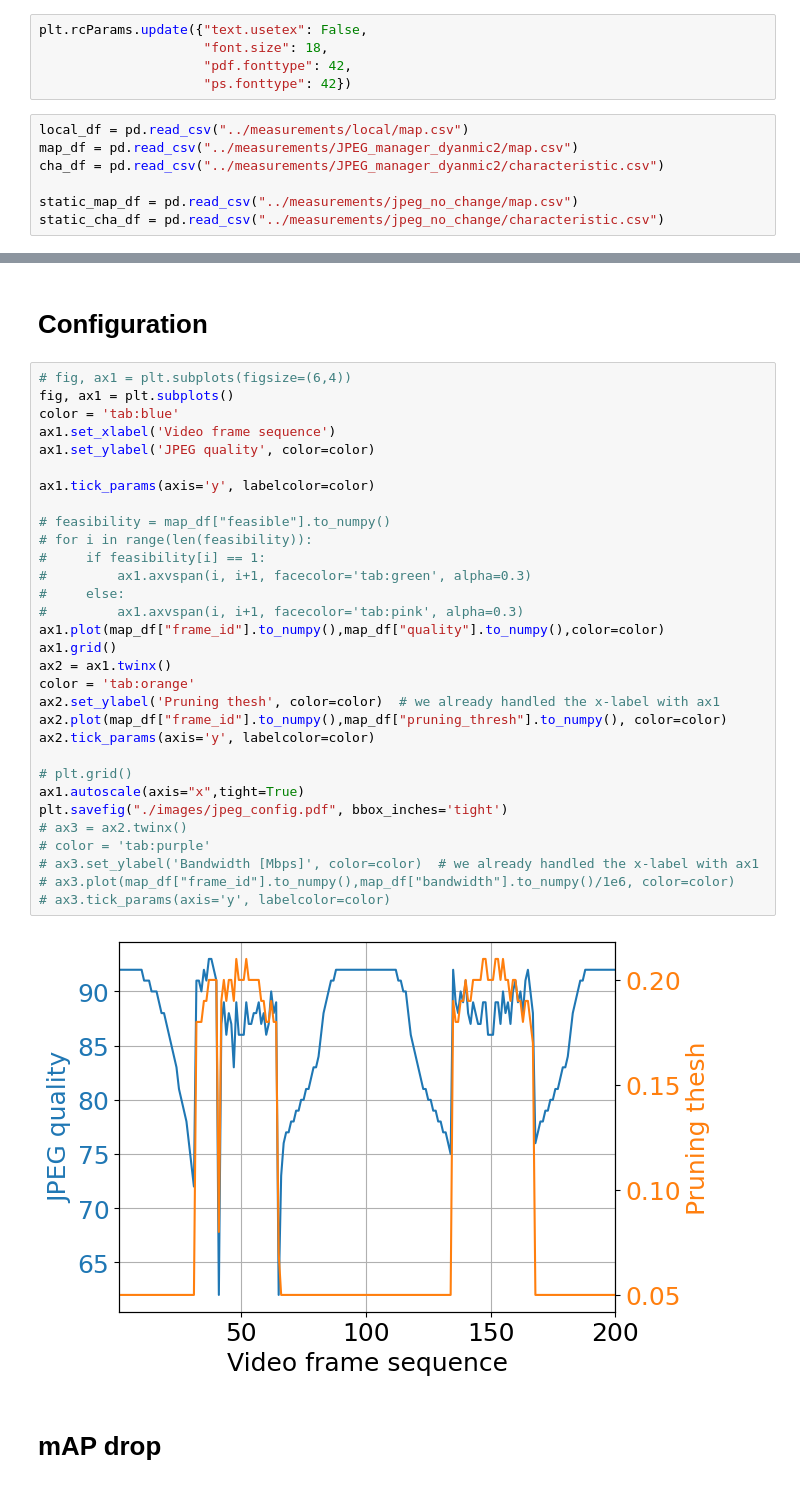
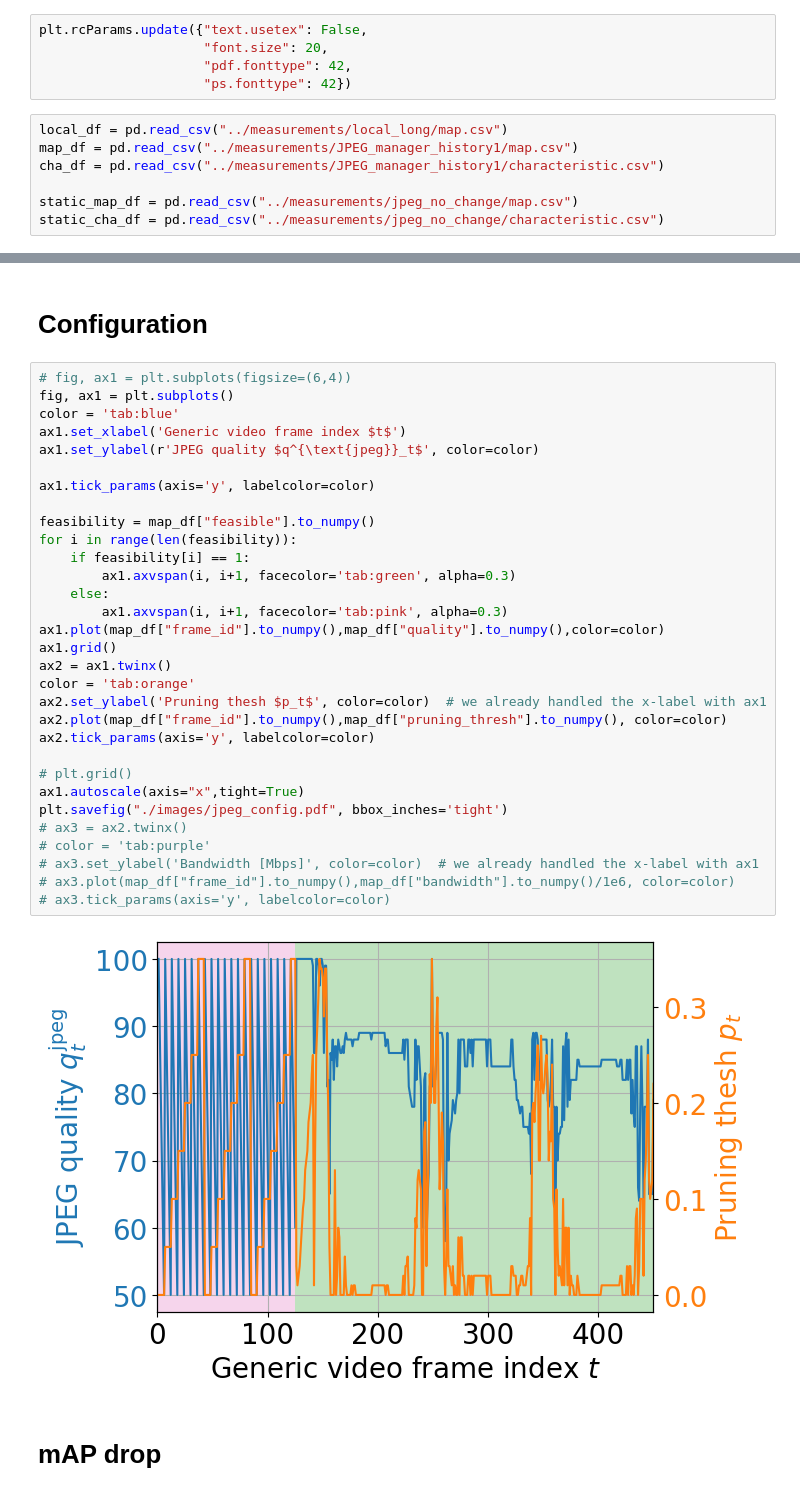
Before and after one commit to Rexyyj/split_DNN_framework, a Jupyter notebook: dynamic_framework/plots/map_drop_journal.ipynb, the cells around one changed output, grey strips where cells are left out. Saved outputs shown, nothing was run; the diff lists cells and outputs as text.

```diff
--- a/dynamic_framework/plots/map_drop_journal.ipynb
+++ b/dynamic_framework/plots/map_drop_journal.ipynb
@@ -4,13 +4,13 @@ import matplotlib.pyplot as plt
 import pandas as pd
 # %%
 plt.rcParams.update({"text.usetex": False,
-                     "font.size": 18,
+                     "font.size": 20,
                      "pdf.fonttype": 42,
                      "ps.fonttype": 42})
 # %%
-local_df = pd.read_csv("../measurements/local/map.csv")
-map_df = pd.read_csv("../measurements/JPEG_manager_dyanmic2/map.csv")
-cha_df = pd.read_csv("../measurements/JPEG_manager_dyanmic2/characteristic.csv")
+local_df = pd.read_csv("../measurements/local_long/map.csv")
+map_df = pd.read_csv("../measurements/JPEG_manager_history1/map.csv")
+cha_df = pd.read_csv("../measurements/JPEG_manager_history1/characteristic.csv")
 
 static_map_df = pd.read_csv("../measurements/jpeg_no_change/map.csv")
 static_cha_df = pd.read_csv("../measurements/jpeg_no_change/characteristic.csv")
@@ -28,36 +28,36 @@ map_df.head()
 # %%
 # fig, ax1 = plt.subplots(figsize=(6,4))
 fig, ax1 = plt.subplots()
 color = 'tab:blue'
-ax1.set_xlabel('Video frame sequence')
-ax1.set_ylabel('JPEG quality', color=color)
+ax1.set_xlabel('Generic video frame index $t$')
+ax1.set_ylabel(r'JPEG quality $q^{\text{jpeg}}_t$', color=color)
 
 ax1.tick_params(axis='y', labelcolor=color)
 
-# feasibility = map_df["feasible"].to_numpy()
-# for i in range(len(feasibility)):
-#     if feasibility[i] == 1:
-#         ax1.axvspan(i, i+1, facecolor='tab:green', alpha=0.3)
-#     else:
-#         ax1.axvspan(i, i+1, facecolor='tab:pink', alpha=0.3)
+feasibility = map_df["feasible"].to_numpy()
+for i in range(len(feasibility)):
+    if feasibility[i] == 1:
+        ax1.axvspan(i, i+1, facecolor='tab:green', alpha=0.3)
+    else:
+        ax1.axvspan(i, i+1, facecolor='tab:pink', alpha=0.3)
 ax1.plot(map_df["frame_id"].to_numpy(),map_df["quality"].to_numpy(),color=color)
 ax1.grid()
 ax2 = ax1.twinx()
 color = 'tab:orange'
-ax2.set_ylabel('Pruning thesh', color=color)  # we already handled the x-label with ax1
+ax2.set_ylabel('Pruning thesh $p_t$', color=color)  # we already handled the x-label with ax1
 ax2.plot(map_df["frame_id"].to_numpy(),map_df["pruning_thresh"].to_numpy(), color=color)
 ax2.tick_params(axis='y', labelcolor=color)
 
 # plt.grid()
 ax1.autoscale(axis="x",tight=True)
 plt.savefig("./images/jpeg_config.pdf", bbox_inches='tight')
 # ax3 = ax2.twinx()
 # color = 'tab:purple'
 # ax3.set_ylabel('Bandwidth [Mbps]', color=color)  # we already handled the x-label with ax1
 # ax3.plot(map_df["frame_id"].to_numpy(),map_df["bandwidth"].to_numpy()/1e6, color=color)
 # ax3.tick_params(axis='y', labelcolor=color)
 # %% [output]
-[figure, old version]
+[figure, new version]
 # %% [markdown]
 # mAP drop
 # %%
```
Also changed, not shown: parts of 8 cells of this notebook, 10 other files.
